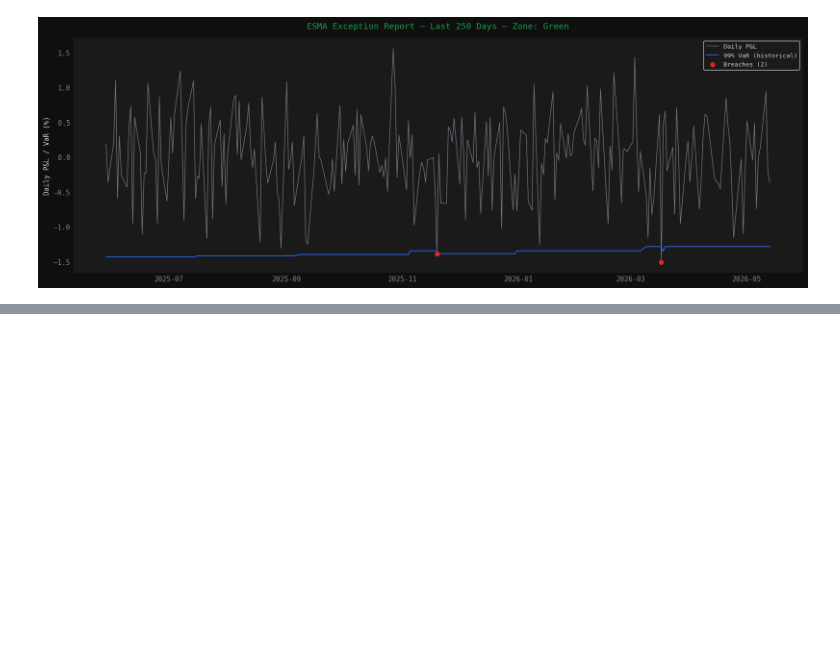
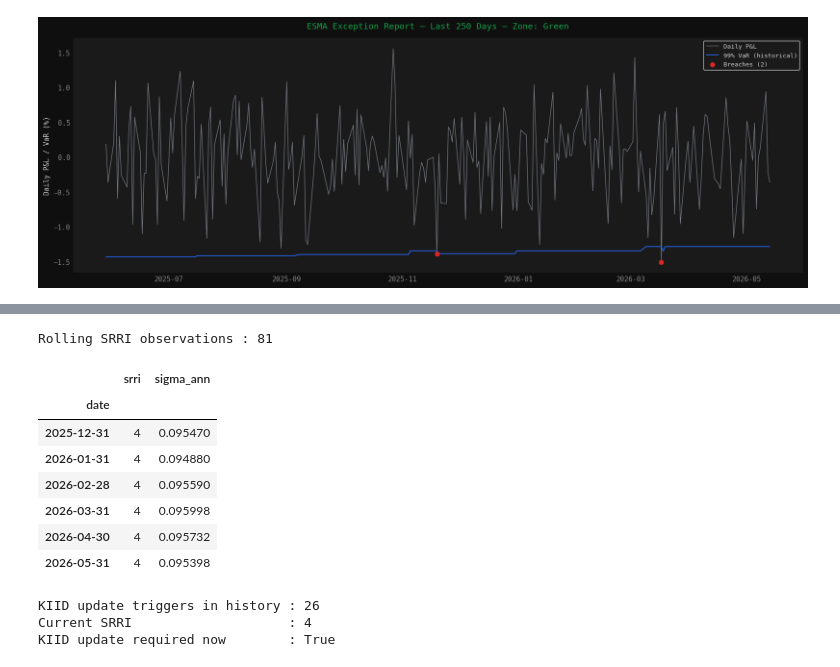
Before and after one commit to mrspatbile/fund-risk-workflow, a Jupyter notebook: notebooks/ucits_balanced.ipynb, the cells around one changed output, grey strips where cells are left out. Saved outputs shown, nothing was run; the diff lists cells and outputs as text; code cells hidden in the pictures; blank space fills up the shorter version.

```diff
--- a/notebooks/ucits_balanced.ipynb
+++ b/notebooks/ucits_balanced.ipynb
@@ -864,0 +927,64 @@ plt.show()
+# %%
+# MRS-45: SRRI monitoring
+nav_history_full = query_nav_history(ENGINE, FUND_ID)
+nav_history_full['date'] = pd.to_datetime(nav_history_full['date'])
+nav_history_full = nav_history_full.set_index('date')
+
+# resample to weekly, compute rolling 260-week SRRI monthly
+weekly_nav_full = nav_history_full['nav_eur'].resample('W').last()
+weekly_ret_full = weekly_nav_full.pct_change().dropna()
+
+# compute SRRI at each month-end using trailing 260 weeks
+monthly_ends = weekly_ret_full.resample('ME').last().index
+rolling_srri = []
+
+for dt in monthly_ends:
+    window_ret = weekly_ret_full[:dt].iloc[-260:]
+    if len(window_ret) < 52:
+        continue
+    sigma_w   = window_ret.std()
+    sigma_a   = sigma_w * np.sqrt(52)
+    rolling_srri.append({'date': dt, 'srri': compute_srri(sigma_a), 'sigma_ann': sigma_a})
+
+srri_df = pd.DataFrame(rolling_srri).set_index('date')
+print(f"Rolling SRRI observations : {len(srri_df)}")
+srri_df.tail(6)
+# %% [output]
+Rolling SRRI observations : 81
+|  | srri | sigma_ann |
+| date |  |  |
+| 2025-12-31 | 4 | 0.095470 |
+| 2026-01-31 | 4 | 0.094880 |
+| 2026-02-28 | 4 | 0.095590 |
+| 2026-03-31 | 4 | 0.095998 |
+| 2026-04-30 | 4 | 0.095732 |
+| 2026-05-31 | 4 | 0.095398 |
+# %%
+# flag 4 consecutive months where SRRI stays at a new level
+srri_df['srri_prev']     = srri_df['srri'].shift(1)
+srri_df['changed']       = srri_df['srri'] != srri_df['srri_prev']
+
+# count consecutive months at current SRRI vs initial SRRI
+initial_srri             = srri_df['srri'].iloc[0]
+srri_df['consec_new']    = 0
+
+consec = 0
+ref    = srri_df['srri'].iloc[0]
+for idx, row in srri_df.iterrows():
+    if row['srri'] != ref:
+        consec += 1
+    else:
+        consec = 0
+        ref    = row['srri']
+    srri_df.at[idx, 'consec_new'] = consec
+
+srri_df['kiid_update'] = srri_df['consec_new'] >= 4
+
+n_triggers = srri_df['kiid_update'].sum()
+print(f"KIID update triggers in history : {n_triggers}")
+print(f"Current SRRI                    : {srri_df['srri'].iloc[-1]}")
+print(f"KIID update required now        : {srri_df['kiid_update'].iloc[-1]}")
+# %% [output]
+KIID update triggers in history : 26
+Current SRRI                    : 4
+KIID update required now        : True
```
Also changed, not shown: parts of 6 cells of this notebook.
